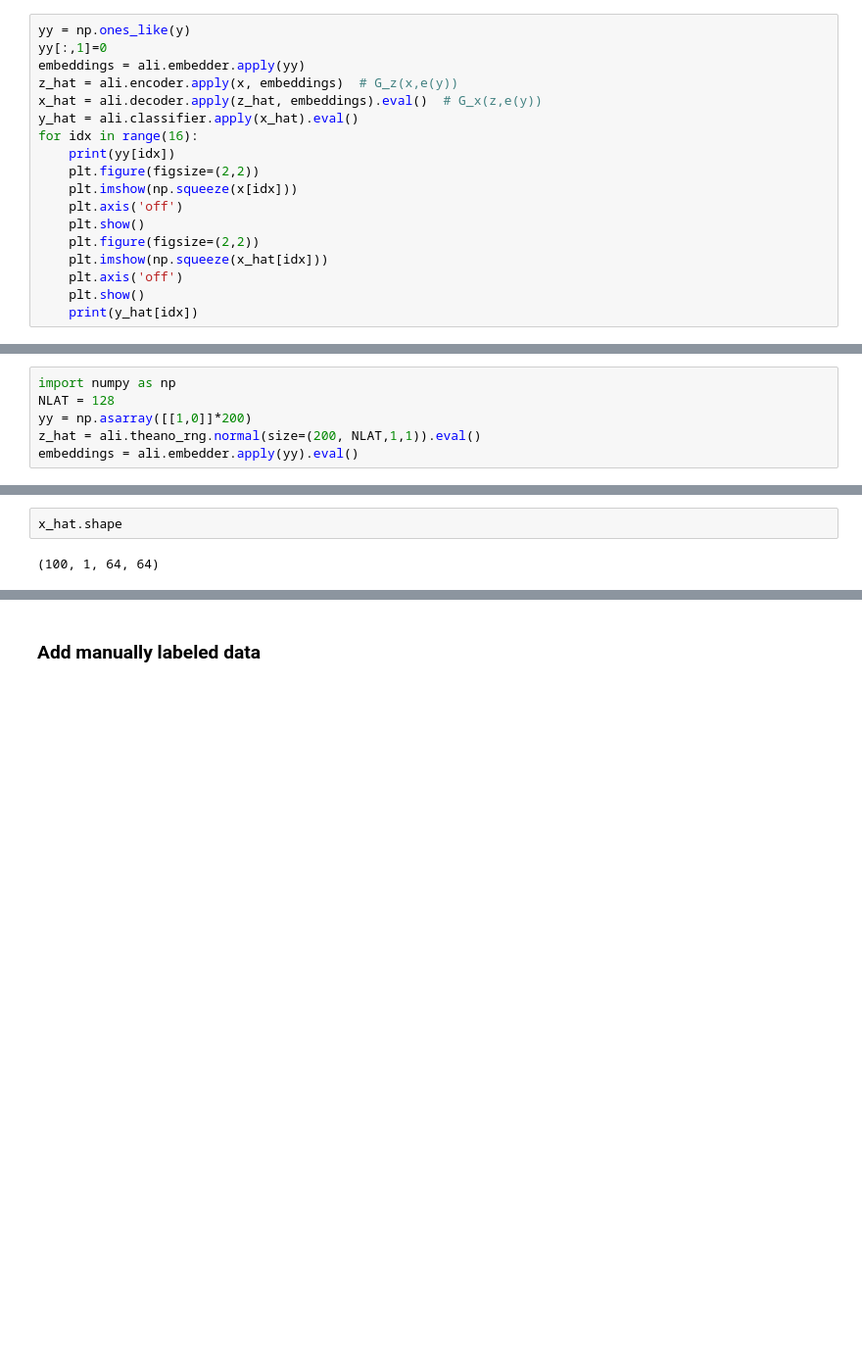
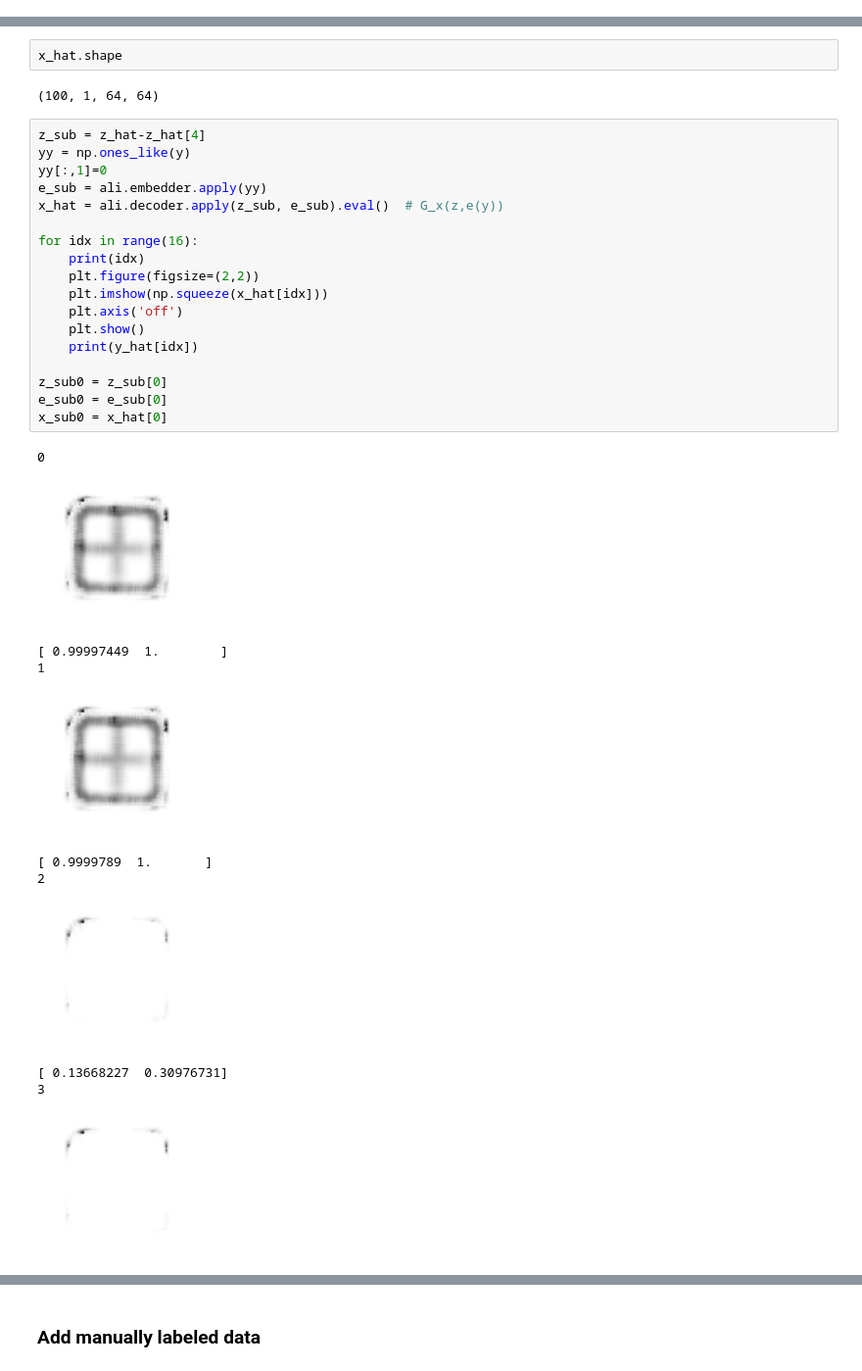
Before and after one commit to hope-yao/GAN-for-design, a Jupyter notebook: ALI-experiment.ipynb, the cells around one changed output, grey strips where cells are left out. Shown at 98% size. Drawn from its saved outputs; the diff is of its cells as text; blank space fills up the shorter version.

```diff
--- a/ALI-experiment.ipynb
+++ b/ALI-experiment.ipynb
@@ -250,18 +145,0 @@ for idx in range(16):
-# %%
-yy = np.ones_like(y)
-yy[:,1]=0
-embeddings = ali.embedder.apply(yy)
-z_hat = ali.encoder.apply(x, embeddings)  # G_z(x,e(y))
-x_hat = ali.decoder.apply(z_hat, embeddings).eval()  # G_x(z,e(y))
-y_hat = ali.classifier.apply(x_hat).eval()
-for idx in range(16):
-    print(yy[idx])
-    plt.figure(figsize=(2,2))
-    plt.imshow(np.squeeze(x[idx]))
-    plt.axis('off')
-    plt.show()
-    plt.figure(figsize=(2,2))
-    plt.imshow(np.squeeze(x_hat[idx]))
-    plt.axis('off')
-    plt.show()
-    print(y_hat[idx])
@@ -270,6 +145,0 @@ for idx in range(16):
-# %%
-import numpy as np
-NLAT = 128
-yy = np.asarray([[1,0]]*200)
-z_hat = ali.theano_rng.normal(size=(200, NLAT,1,1)).eval()
-embeddings = ali.embedder.apply(yy).eval()
@@ -299,3 +147,33 @@ AssertionError: AbstractConv2d_gradInputs Theano optimization failed: there is n
 x_hat.shape
 # %% [output]
 (100, 1, 64, 64)
+# %%
+z_sub = z_hat-z_hat[4]
+yy = np.ones_like(y)
+yy[:,1]=0
+e_sub = ali.embedder.apply(yy)
+x_hat = ali.decoder.apply(z_sub, e_sub).eval()  # G_x(z,e(y))
+
+for idx in range(16):
+    print(idx)
+    plt.figure(figsize=(2,2))
+    plt.imshow(np.squeeze(x_hat[idx]))
+    plt.axis('off')
+    plt.show()
+    print(y_hat[idx])
+
+z_sub0 = z_sub[0]
+e_sub0 = e_sub[0]
+x_sub0 = x_hat[0]
+# %% [output]
+0
+[figure, added]
+[ 0.99997449  1.        ]
+1
+[figure, added]
+[ 0.9999789  1.       ]
+2
+[figure, added]
+[ 0.13668227  0.30976731]
+3
+[figure, added]
```
Also changed, not shown: parts of 35 cells of this notebook, 8 other files.
